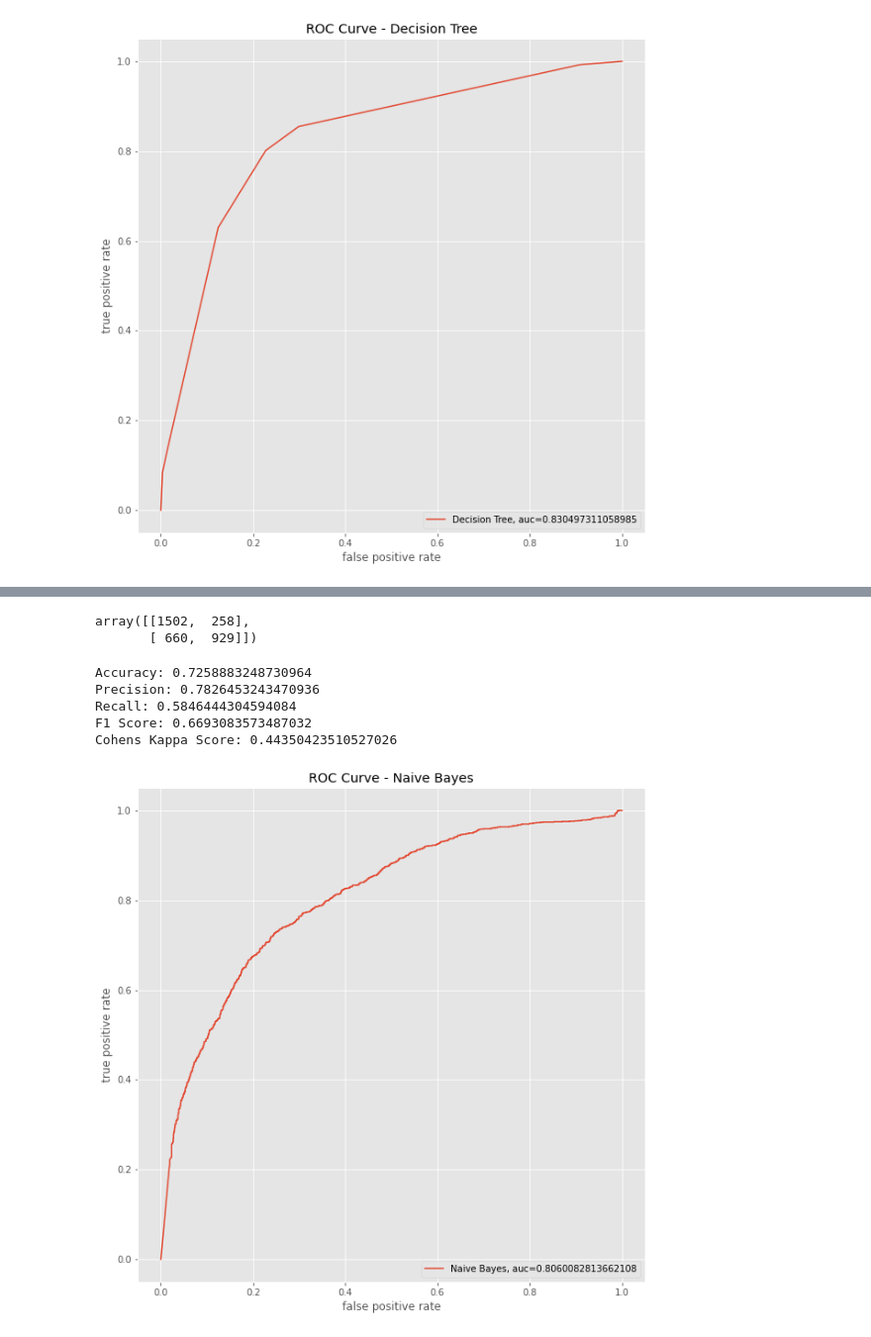
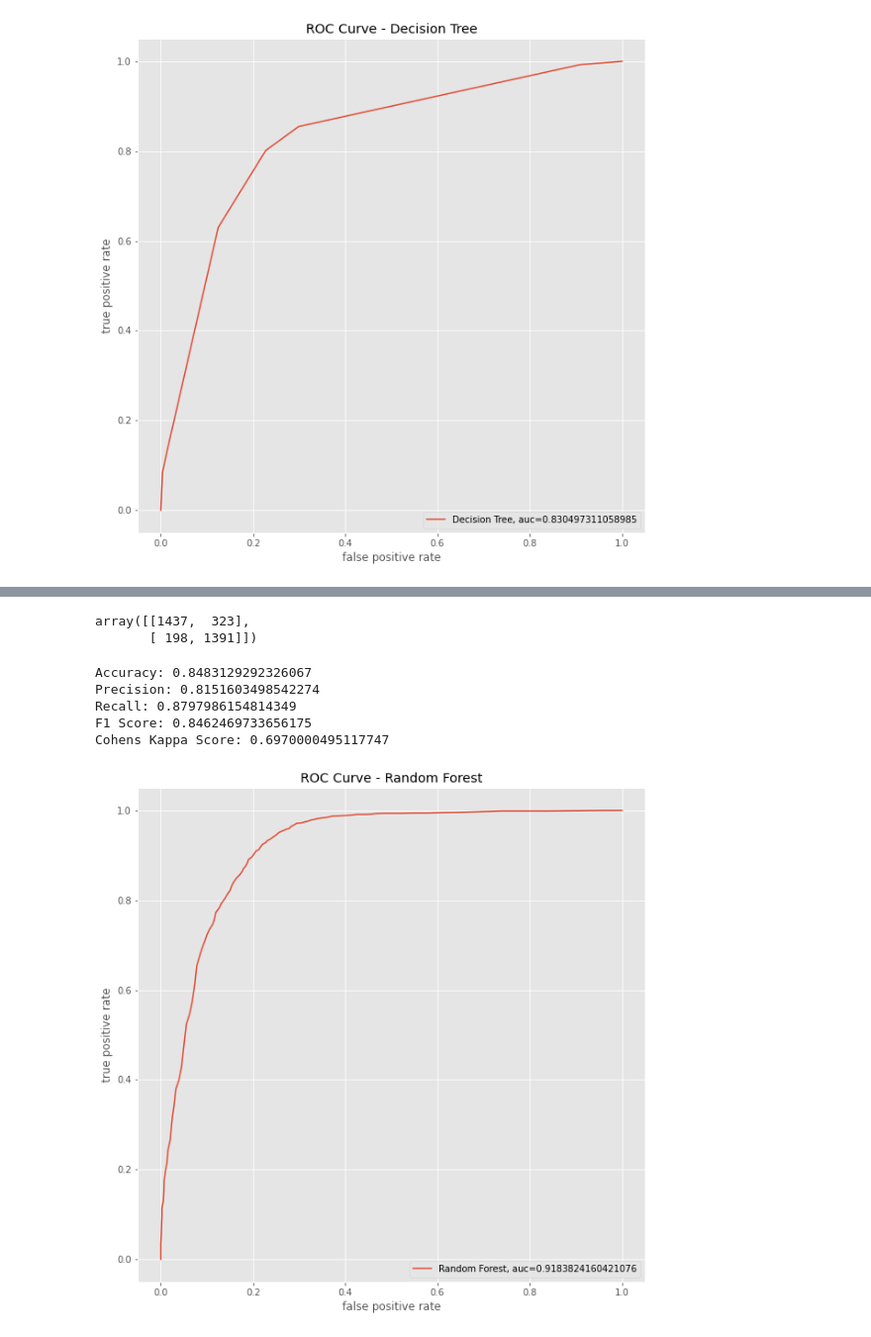
Before and after one commit to annisasuciati/Classification-Bank-Marketing, a Jupyter notebook: Classification_Bank_Marketing.ipynb, the cells around one changed output, grey strips where cells are left out. Shown: that part at 99% size. Saved outputs shown, nothing was run; the diff lists cells and outputs as text; code cells hidden in the pictures.

```diff
--- a/Classification_Bank_Marketing.ipynb
+++ b/Classification_Bank_Marketing.ipynb
@@ -135,6 +143,5 @@ Index(['age', 'balance', 'day', 'duration', 'campaign', 'pdays', 'previous',
 # %%
-
 # Select Features
-feature = df_encoded.drop(['balance', "deposit"], axis=1)
+feature = df_encoded.drop(["deposit"], axis=1)
 feature
 # %% [output]
@@ -299,27 +314,27 @@ plt.show()
 # %%
 # Import Module
-from sklearn.naive_bayes import GaussianNB
+from sklearn.ensemble import RandomForestClassifier
 
 # Modeling Naive Bayes Classifier
-gnb = GaussianNB()
-gnb.fit(X_train, y_train)
+gr = RandomForestClassifier()
+gr.fit(X_train, y_train)
 
 # Predict to Test Data
-y_pred_gnb= gnb.predict(X_test)
+y_pred_gr= gr.predict(X_test)
 # %%
 # Show the Confussion Matrix
-cm_gnb = metrics.confusion_matrix(y_test, y_pred_gnb)
-cm_gnb
+cm_gr = metrics.confusion_matrix(y_test, y_pred_gr)
+cm_gr
 # %% [output]
-array([[1502,  258],
-       [ 660,  929]])
+array([[1437,  323],
+       [ 198, 1391]])
 # %%
 # Show the Accuracy, Precision, Recall
-acc_gnb = metrics.accuracy_score(y_test, y_pred_gnb)
-prec_gnb = metrics.precision_score(y_test, y_pred_gnb, average="binary", pos_label="yes")
-rec_gnb = metrics.recall_score(y_test, y_pred_gnb, average="binary", pos_label="yes")
-f1_gnb = metrics.f1_score(y_test, y_pred_gnb, average="binary", pos_label="yes")
-kappa_gnb = metrics.cohen_kappa_score(y_test, y_pred_gnb)
+acc_gr = metrics.accuracy_score(y_test, y_pred_gr)
+prec_gnbr = metrics.precision_score(y_test, y_pred_gr, average="binary", pos_label="yes")
+rec_gr = metrics.recall_score(y_test, y_pred_gr, average="binary", pos_label="yes")
+f1_gr = metrics.f1_score(y_test, y_pred_gr, average="binary", pos_label="yes")
+kappa_gr = metrics.cohen_kappa_score(y_test, y_pred_gr)
 
 print("Accuracy:", acc_gnb)
 print("Precision:", prec_gnb)
@@ -327,21 +342,21 @@ print("Recall:", rec_gnb)
 print("F1 Score:", f1_gnb)
 print("Cohens Kappa Score:", kappa_gnb)
 # %% [output]
-Accuracy: 0.7258883248730964
-Precision: 0.7826453243470936
-Recall: 0.5846444304594084
-F1 Score: 0.6693083573487032
-Cohens Kappa Score: 0.44350423510527026
+Accuracy: 0.8483129292326067
+Precision: 0.8151603498542274
+Recall: 0.8797986154814349
+F1 Score: 0.8462469733656175
+Cohens Kappa Score: 0.6970000495117747
 # %%
 # ROC Curve
-y_pred_gnb_proba = gnb.predict_proba(X_test)[::,1]
-fprgnb, tprgnb, _ = metrics.roc_curve(y_test,  y_pred_gnb_proba, pos_label="yes")
-aucgnb = metrics.roc_auc_score(y_test, y_pred_gnb_proba)
-plt.plot(fprgnb,tprgnb,label="Naive Bayes, auc="+str(aucgnb))
-plt.title('ROC Curve - Naive Bayes')
+y_pred_gr_proba = gr.predict_proba(X_test)[::,1]
+fprgr, tprgr, _ = metrics.roc_curve(y_test,  y_pred_gr_proba, pos_label="yes")
+aucgnb = metrics.roc_auc_score(y_test, y_pred_gr_proba)
+plt.plot(fprgr,tprgr,label="Random Forest, auc="+str(aucgnb))
+plt.title('ROC Curve - Random Forest')
 plt.xlabel('false positive rate')
 plt.ylabel('true positive rate')
 plt.legend(loc=4)
 plt.show()
 # %% [output]
-[figure, old version]
+[figure, new version]
```
Also changed, not shown: parts of 19 cells of this notebook.
